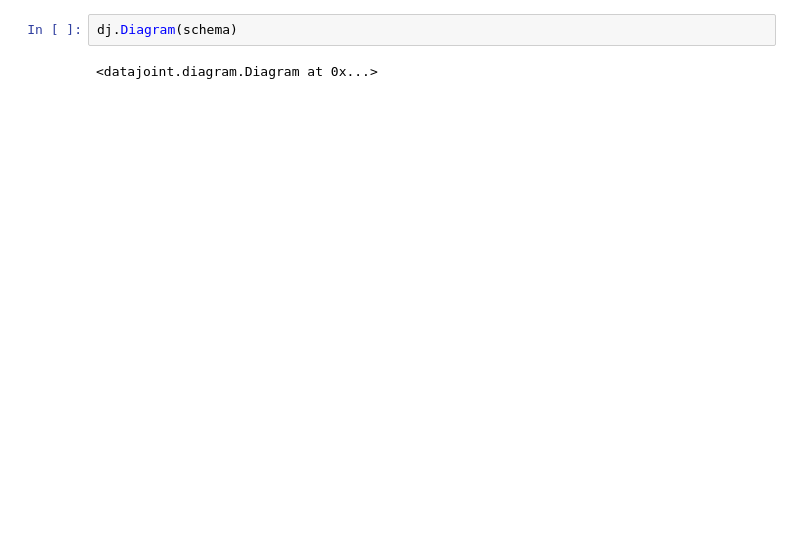
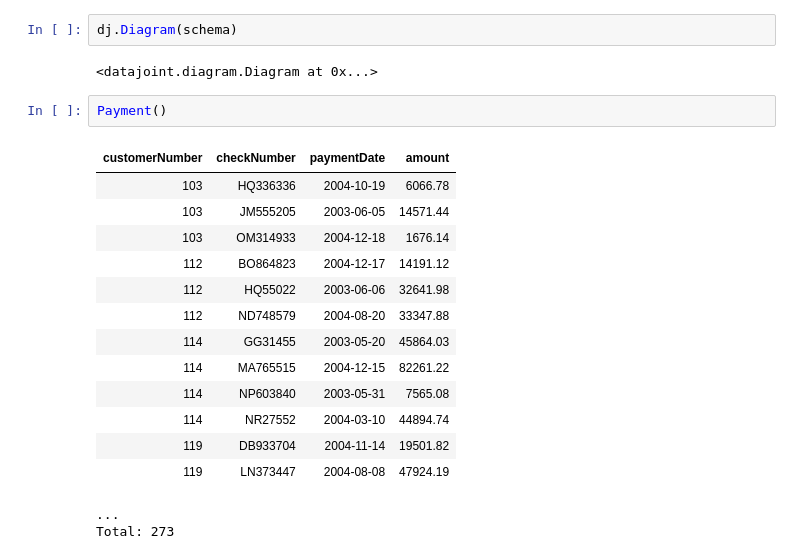
Before and after one commit to dimitri-yatsenko/datajoint-book, a Jupyter notebook: book/35-example-designs/010-sales-database.ipynb, the cells around one changed output. Cells and saved outputs as stored; diff of their text form; blank space fills up the shorter version.

```diff
--- a/book/35-example-designs/010-sales-database.ipynb
+++ b/book/35-example-designs/010-sales-database.ipynb
@@ -49,3 +49,21 @@ schema.spawn_missing_classes()
 dj.Diagram(schema)
 # %% [output]
 <datajoint.diagram.Diagram at 0x...>
+# %%
+Payment()
+# %% [output]
+| customerNumber | checkNumber | paymentDate | amount |
+| 103 | HQ336336 | 2004-10-19 | 6066.78 |
+| 103 | JM555205 | 2003-06-05 | 14571.44 |
+| 103 | OM314933 | 2004-12-18 | 1676.14 |
+| 112 | BO864823 | 2004-12-17 | 14191.12 |
+| 112 | HQ55022 | 2003-06-06 | 32641.98 |
+| 112 | ND748579 | 2004-08-20 | 33347.88 |
+| 114 | GG31455 | 2003-05-20 | 45864.03 |
+| 114 | MA765515 | 2004-12-15 | 82261.22 |
+| 114 | NP603840 | 2003-05-31 | 7565.08 |
+| 114 | NR27552 | 2004-03-10 | 44894.74 |
+| 119 | DB933704 | 2004-11-14 | 19501.82 |
+| 119 | LN373447 | 2004-08-08 | 47924.19 |
+...
+Total: 273
```
Also changed, not shown: parts of 1 cell of this notebook, 14 other files.
